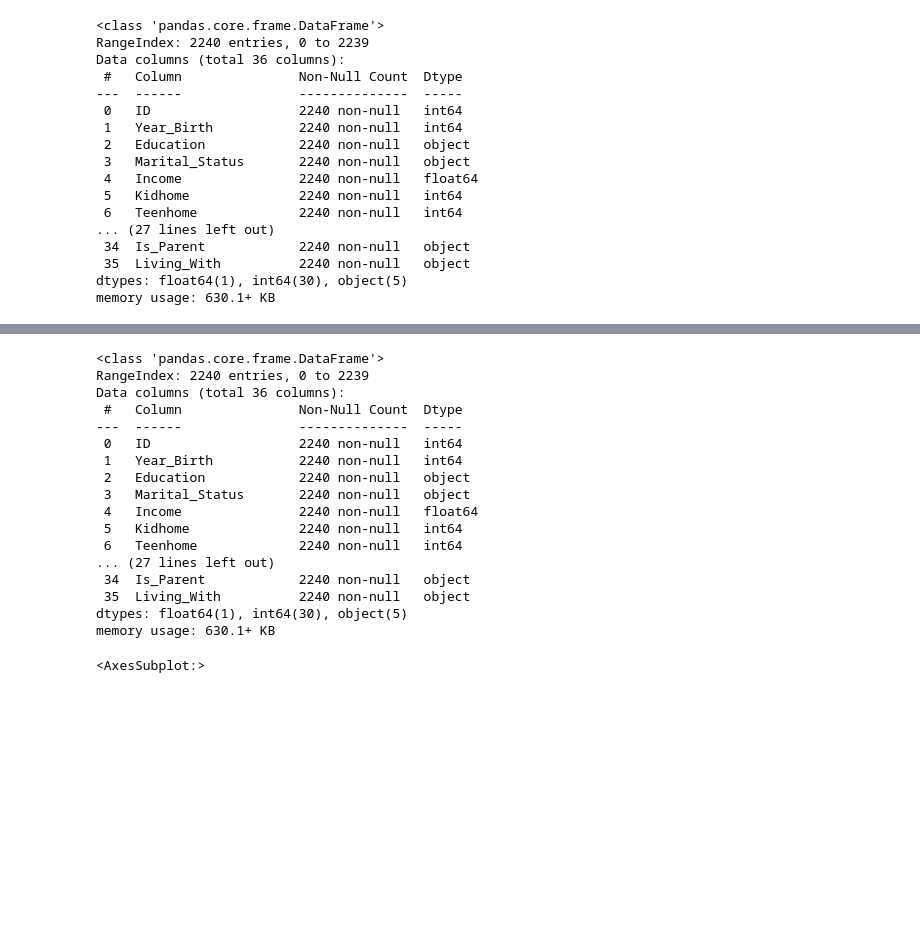
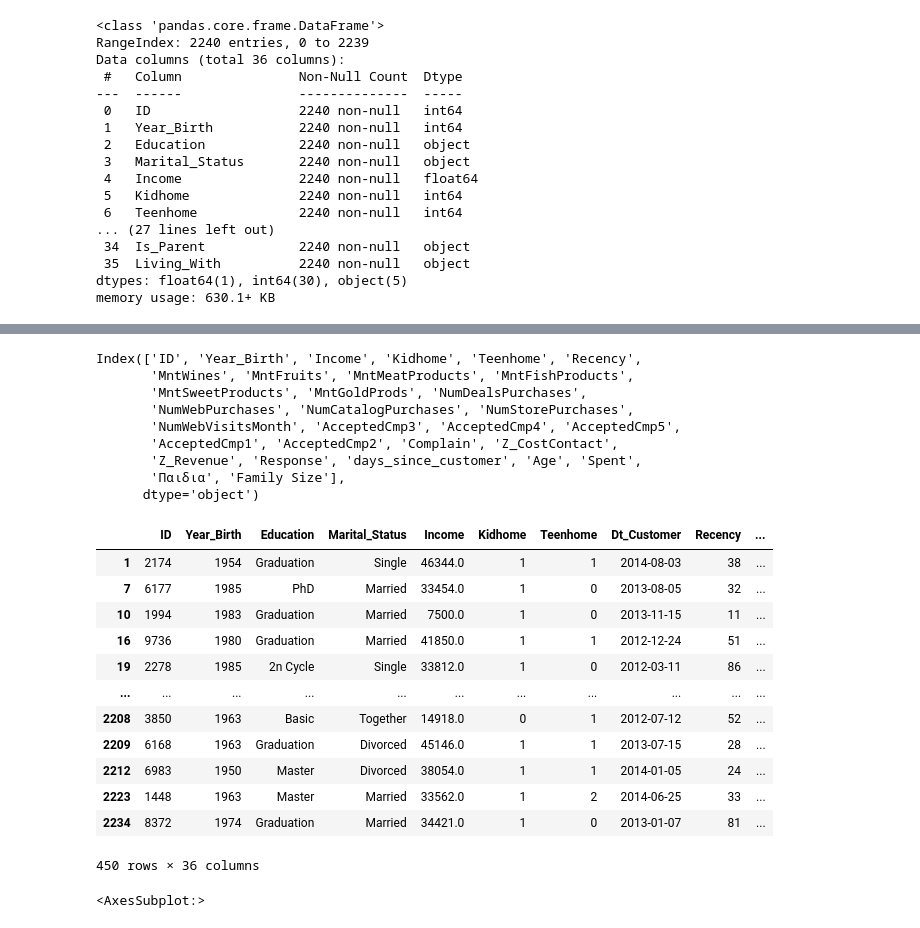
Before and after one commit to MaybeNick13/TED1, a Jupyter notebook: Untitled.ipynb, the cells around one changed output, grey strips where cells are left out. Cells and saved outputs as stored; diff of their text form; code cells hidden in the pictures; blank space fills up the shorter version.

```diff
--- a/Untitled.ipynb
+++ b/Untitled.ipynb
@@ -91,25 +124,43 @@ memory usage: 630.1+ KB
 # %%
 import pandas as pd
-data = pd.read_csv('marketing_campaign.csv', delimiter=',', header=0)
-data.info()
+import numpy as np
+from scipy import stats
+data = pd.read_csv('marketing_campaign.csv', delimiter=',')
+df = data.select_dtypes(include=['int64', 'float64'])
+
+head = df.columns
+print(head)
+
+for col in head:
+    q1 = data[col].quantile(0.25)
+    q3 = data[col].quantile(0.75)
+    iqr = q3 - q1
+    data = data[~((data[col] < (q1 - 1.5 * iqr)) | (data[col] > (q3 + 1.5 * iqr)))]
+
+display(data)
 # %% [output]
-<class 'pandas.core.frame.DataFrame'>
-RangeIndex: 2240 entries, 0 to 2239
-Data columns (total 36 columns):
- #   Column               Non-Null Count  Dtype
----  ------               --------------  -----
- 0   ID                   2240 non-null   int64
- 1   Year_Birth           2240 non-null   int64
- 2   Education            2240 non-null   object
- 3   Marital_Status       2240 non-null   object
- 4   Income               2240 non-null   float64
- 5   Kidhome              2240 non-null   int64
- 6   Teenhome             2240 non-null   int64
-... (27 lines left out)
- 34  Is_Parent            2240 non-null   object
- 35  Living_With          2240 non-null   object
-dtypes: float64(1), int64(30), object(5)
-memory usage: 630.1+ KB
+Index(['ID', 'Year_Birth', 'Income', 'Kidhome', 'Teenhome', 'Recency',
+       'MntWines', 'MntFruits', 'MntMeatProducts', 'MntFishProducts',
+       'MntSweetProducts', 'MntGoldProds', 'NumDealsPurchases',
+       'NumWebPurchases', 'NumCatalogPurchases', 'NumStorePurchases',
+       'NumWebVisitsMonth', 'AcceptedCmp3', 'AcceptedCmp4', 'AcceptedCmp5',
+       'AcceptedCmp1', 'AcceptedCmp2', 'Complain', 'Z_CostContact',
+       'Z_Revenue', 'Response', 'days_since_customer', 'Age', 'Spent',
+       'Παιδια', 'Family Size'],
+      dtype='object')
+|  | ID | Year_Birth | Education | Marital_Status | Income | Kidhome | Teenhome | Dt_Customer | Recency | ... |
+| 1 | 2174 | 1954 | Graduation | Single | 46344.0 | 1 | 1 | 2014-08-03 | 38 | ... |
+| 7 | 6177 | 1985 | PhD | Married | 33454.0 | 1 | 0 | 2013-08-05 | 32 | ... |
+| 10 | 1994 | 1983 | Graduation | Married | 7500.0 | 1 | 0 | 2013-11-15 | 11 | ... |
+| 16 | 9736 | 1980 | Graduation | Married | 41850.0 | 1 | 1 | 2012-12-24 | 51 | ... |
+| 19 | 2278 | 1985 | 2n Cycle | Single | 33812.0 | 1 | 0 | 2012-03-11 | 86 | ... |
+| ... | ... | ... | ... | ... | ... | ... | ... | ... | ... | ... |
+| 2208 | 3850 | 1963 | Basic | Together | 14918.0 | 0 | 1 | 2012-07-12 | 52 | ... |
+| 2209 | 6168 | 1963 | Graduation | Divorced | 45146.0 | 1 | 1 | 2013-07-15 | 28 | ... |
+| 2212 | 6983 | 1950 | Master | Divorced | 38054.0 | 1 | 1 | 2014-01-05 | 24 | ... |
+| 2223 | 1448 | 1963 | Master | Married | 33562.0 | 1 | 2 | 2014-06-25 | 33 | ... |
+| 2234 | 8372 | 1974 | Graduation | Married | 34421.0 | 1 | 0 | 2013-01-07 | 81 | ... |
+450 rows × 36 columns
 # %%
 import pandas as pd
 import seaborn as sns
```
Also changed, not shown: parts of 3 cells of this notebook.
